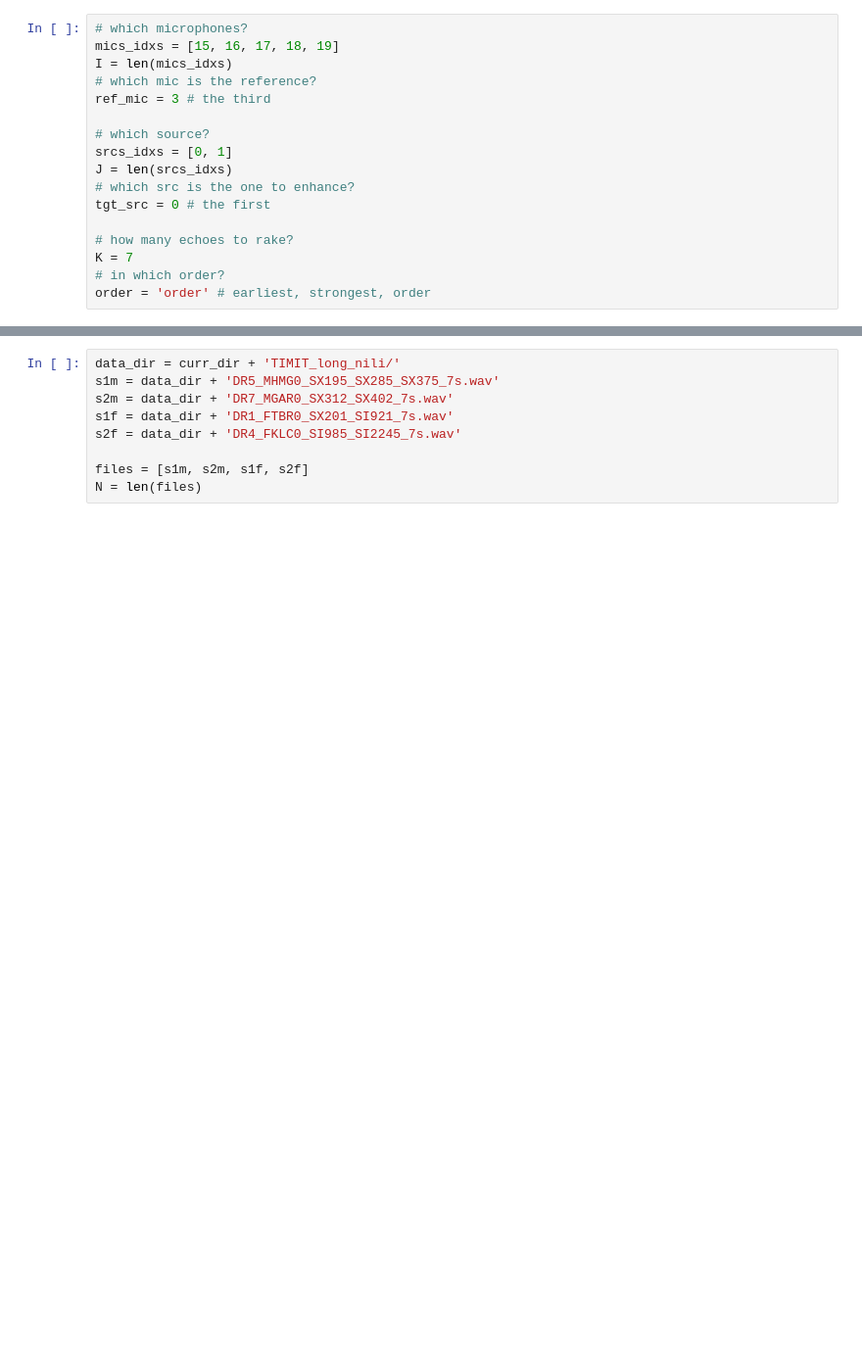
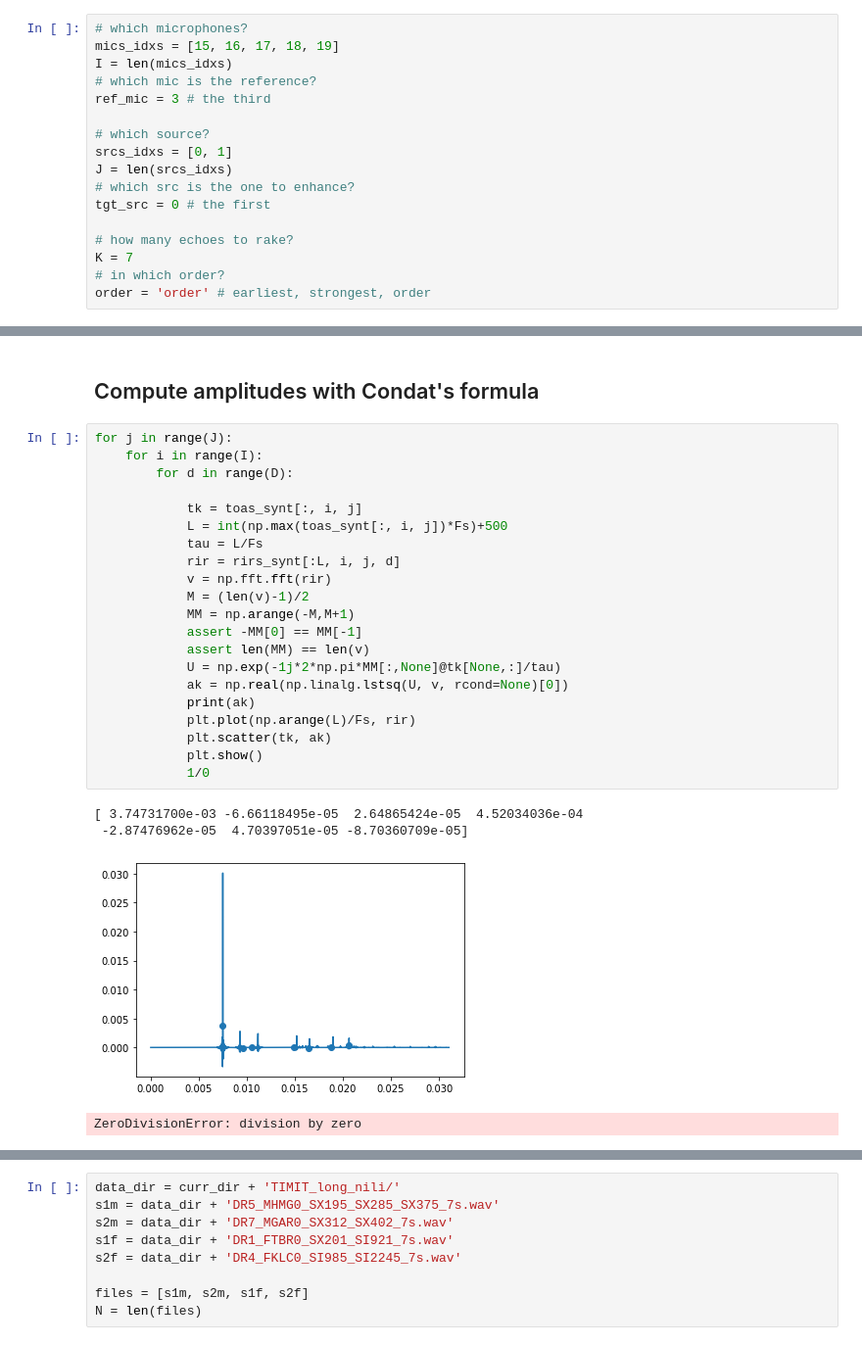
Before and after one commit to Chutlhu/dEchorate, a Jupyter notebook: notebooks/Echo aware Beamforming.ipynb, the cells around one changed output, grey strips where cells are left out. Shown at 98% size. Saved outputs shown, nothing was run; the diff lists cells and outputs as text; blank space fills up the shorter version.

Commit message:
amplitude retrieval Condat

```diff
--- a/notebooks/Echo aware Beamforming.ipynb
+++ b/notebooks/Echo aware Beamforming.ipynb
@@ -119,5 +123,33 @@ print('Saved.')
 # %% [output]
 done with the extraction
 Saved.
+# %% [markdown]
+## Compute amplitudes with Condat's formula
+# %%
+for j in range(J):
+    for i in range(I):
+        for d in range(D):
+
+            tk = toas_synt[:, i, j]
+            L = int(np.max(toas_synt[:, i, j])*Fs)+500
+            tau = L/Fs
+            rir = rirs_synt[:L, i, j, d]
+            v = np.fft.fft(rir)
+            M = (len(v)-1)/2
+            MM = np.arange(-M,M+1)
+            assert -MM[0] == MM[-1]
+            assert len(MM) == len(v)
+            U = np.exp(-1j*2*np.pi*MM[:,None]@tk[None,:]/tau)
+            ak = np.real(np.linalg.lstsq(U, v, rcond=None)[0])
+            print(ak)
+            plt.plot(np.arange(L)/Fs, rir)
+            plt.scatter(tk, ak)
+            plt.show()
+            1/0
+# %% [output]
+[ 3.74731700e-03 -6.66118495e-05  2.64865424e-05  4.52034036e-04
+ -2.87476962e-05  4.70397051e-05 -8.70360709e-05]
+[figure, added]
+ZeroDivisionError: division by zero
 # %%
 # Plot on sample
```
Also changed, not shown: parts of 37 cells of this notebook, 2 other files.
